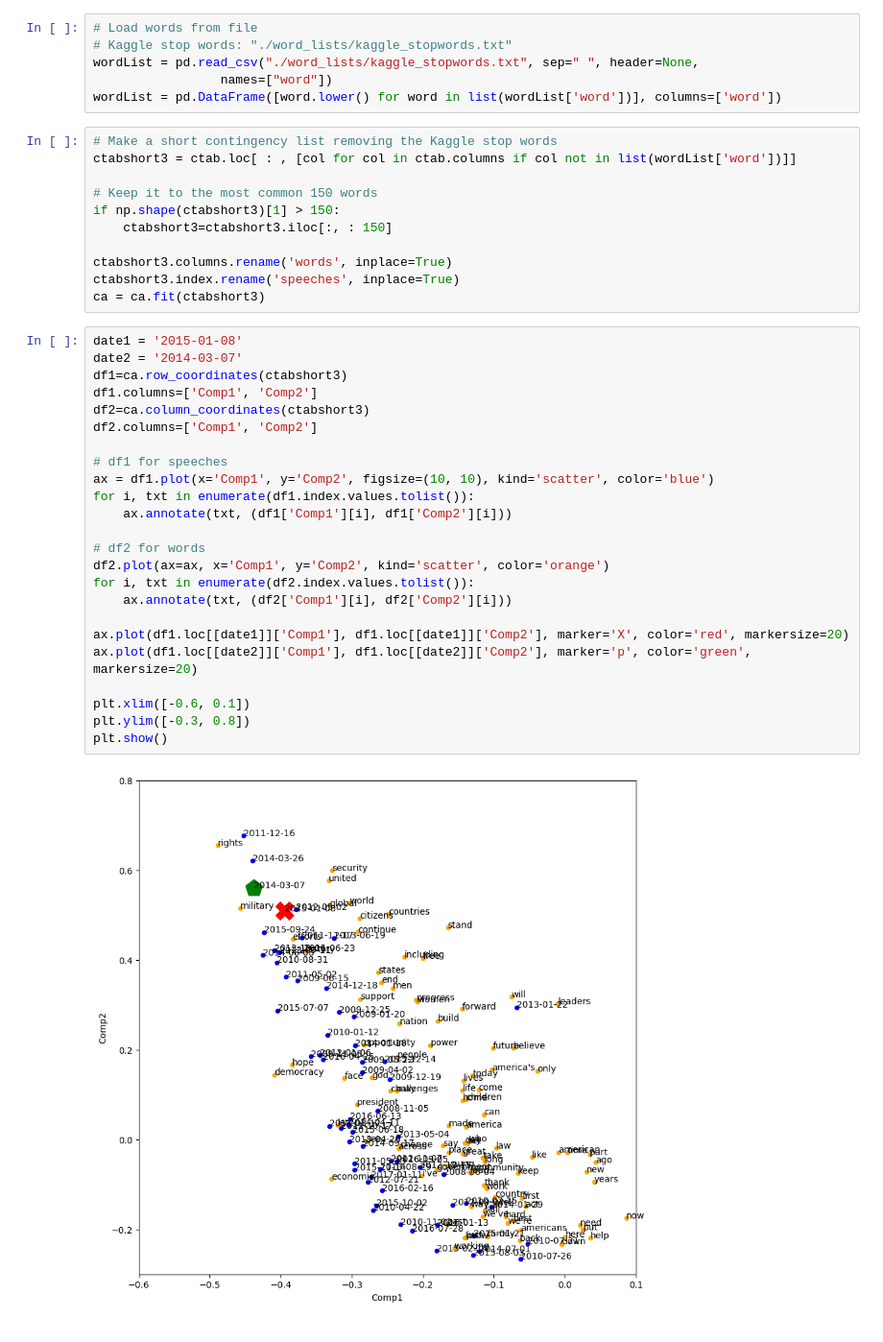
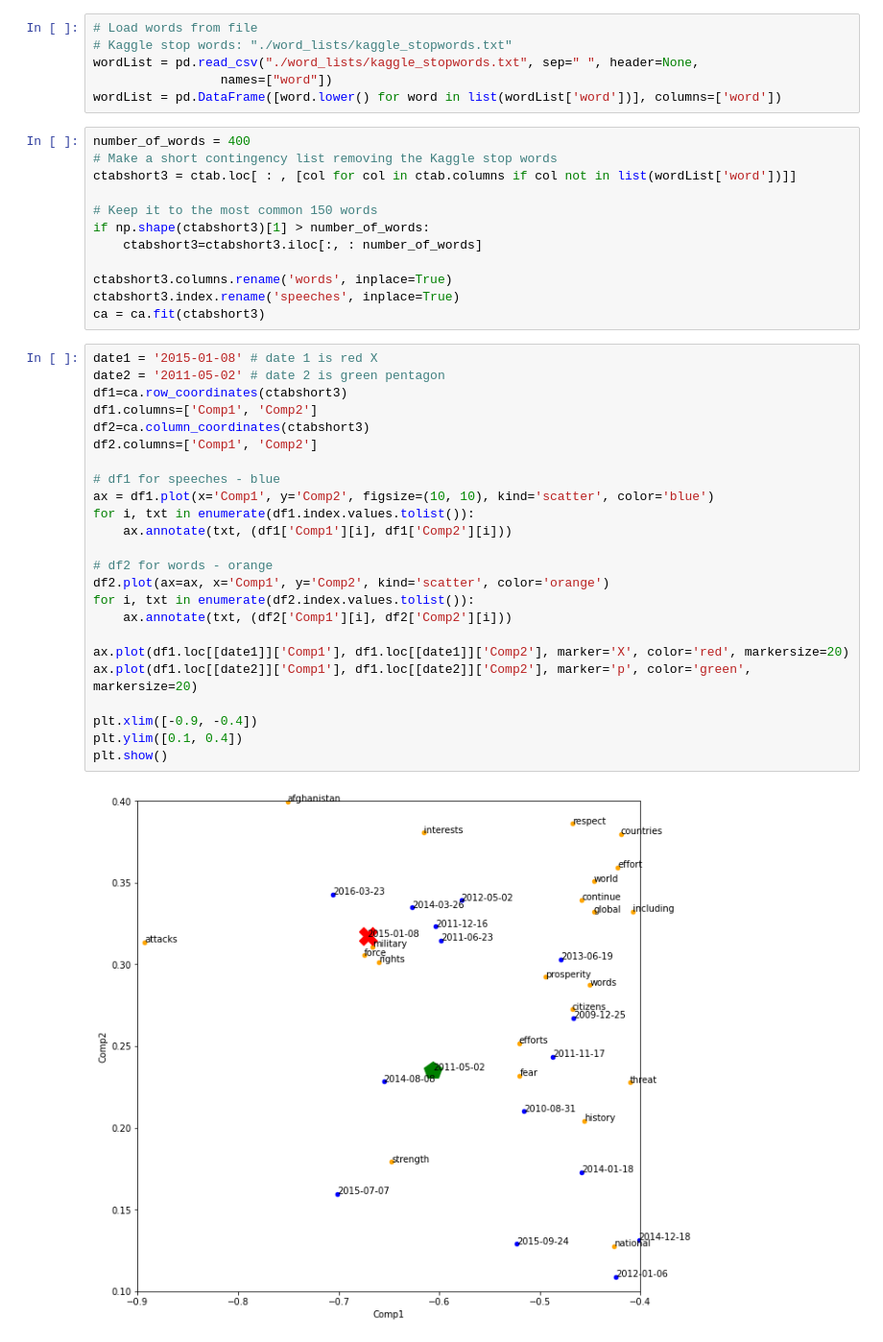
Before and after one commit to pday2/ObamaNLP, a Jupyter notebook: correspondenceAnalysis.ipynb, the cells around one changed output. Shown at 96% size. Saved outputs shown, nothing was run; the diff lists cells and outputs as text.

```diff
--- a/correspondenceAnalysis.ipynb
+++ b/correspondenceAnalysis.ipynb
@@ -324,39 +324,40 @@ wordList = pd.read_csv("./word_lists/kaggle_stopwords.txt", sep=" ", header=None
                  names=["word"])
 wordList = pd.DataFrame([word.lower() for word in list(wordList['word'])], columns=['word'])
 # %%
+number_of_words = 400
 # Make a short contingency list removing the Kaggle stop words
 ctabshort3 = ctab.loc[ : , [col for col in ctab.columns if col not in list(wordList['word'])]]
 
 # Keep it to the most common 150 words
-if np.shape(ctabshort3)[1] > 150:
-    ctabshort3=ctabshort3.iloc[:, : 150]
+if np.shape(ctabshort3)[1] > number_of_words:
+    ctabshort3=ctabshort3.iloc[:, : number_of_words]
 
 ctabshort3.columns.rename('words', inplace=True)
 ctabshort3.index.rename('speeches', inplace=True)
 ca = ca.fit(ctabshort3)
 # %%
-date1 = '2015-01-08'
-date2 = '2014-03-07'
+date1 = '2015-01-08' # date 1 is red X
+date2 = '2011-05-02' # date 2 is green pentagon
 df1=ca.row_coordinates(ctabshort3)
 df1.columns=['Comp1', 'Comp2']
 df2=ca.column_coordinates(ctabshort3)
 df2.columns=['Comp1', 'Comp2']
 
-# df1 for speeches
+# df1 for speeches - blue
 ax = df1.plot(x='Comp1', y='Comp2', figsize=(10, 10), kind='scatter', color='blue')
 for i, txt in enumerate(df1.index.values.tolist()):
     ax.annotate(txt, (df1['Comp1'][i], df1['Comp2'][i]))
 
-# df2 for words
+# df2 for words - orange
 df2.plot(ax=ax, x='Comp1', y='Comp2', kind='scatter', color='orange')
 for i, txt in enumerate(df2.index.values.tolist()):
     ax.annotate(txt, (df2['Comp1'][i], df2['Comp2'][i]))
 
 ax.plot(df1.loc[[date1]]['Comp1'], df1.loc[[date1]]['Comp2'], marker='X', color='red', markersize=20)
 ax.plot(df1.loc[[date2]]['Comp1'], df1.loc[[date2]]['Comp2'], marker='p', color='green', markersize=20)
 
-plt.xlim([-0.6, 0.1])
-plt.ylim([-0.3, 0.8])
+plt.xlim([-0.9, -0.4])
+plt.ylim([0.1, 0.4])
 plt.show()
 # %% [output]
-[figure, old version]
+[figure, new version]
```
Also changed, not shown: 4 other files.
